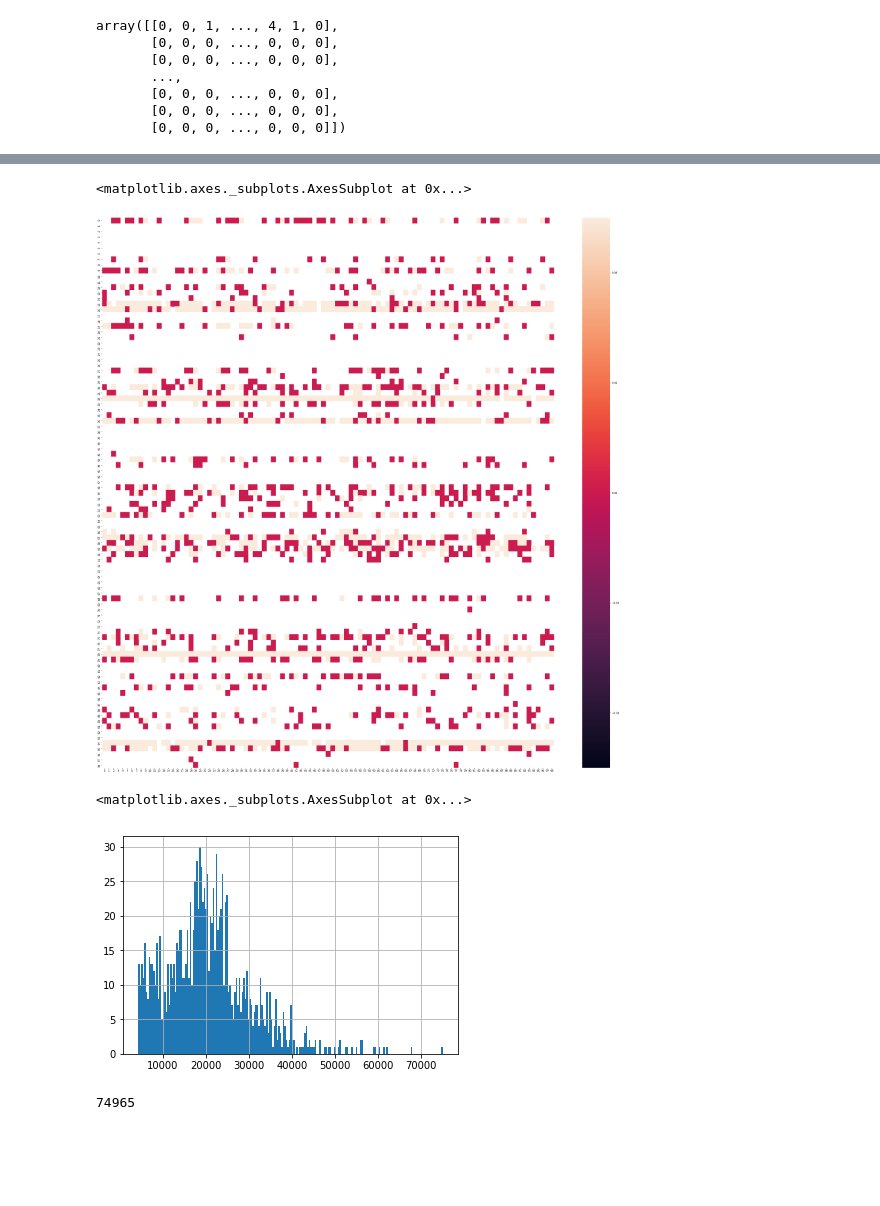
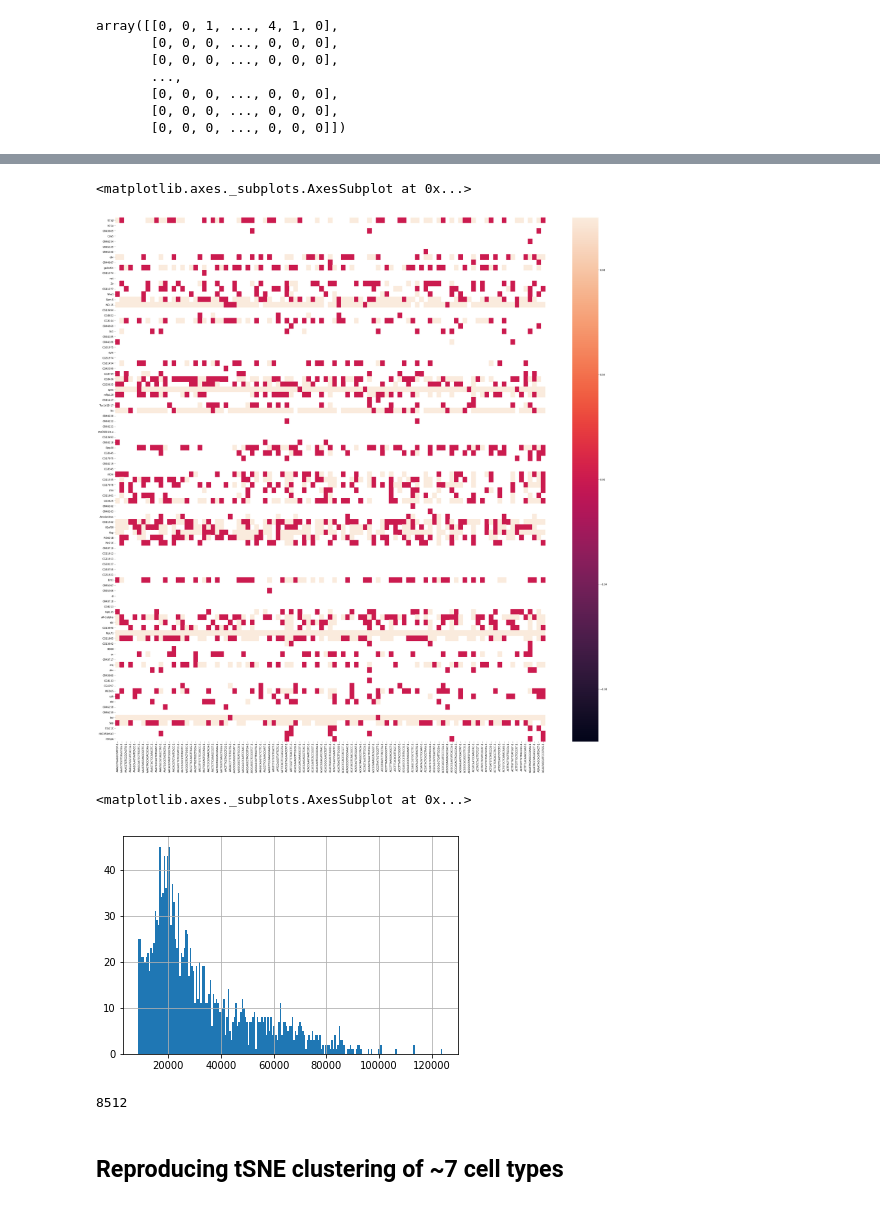
Before and after one commit to vickyleinc/Drosophila_inferelator, a Jupyter notebook: Create TSV from Matrix.ipynb, the cells around one changed output, grey strips where cells are left out. Cells and saved outputs as stored; diff of their text form; code cells hidden in the pictures; blank space fills up the shorter version.

```diff
--- a/Create TSV from Matrix.ipynb
+++ b/Create TSV from Matrix.ipynb
@@ -52,6 +50,6 @@ array([[0, 0, 1, ..., 4, 1, 0],
 # %%
 plt.figure(figsize=(40, 40))
-sns.heatmap(np.log(arr[1:100, 1:100]))
+sns.heatmap(np.log(data_frames['wt1'].iloc[1:100, 1:100]))
 # %% [output]
 <matplotlib.axes._subplots.AxesSubplot at 0x...>
-[figure, old version]
+[figure, new version]
@@ -63,9 +61,11 @@ df.index = gene_names
 # %%
-df.sum(axis=0).hist(bins=200)
+df_wt1.sum(axis=0).hist(bins=200)
 # %% [output]
 <matplotlib.axes._subplots.AxesSubplot at 0x...>
-[figure, old version]
+[figure, new version]
 # %%
-df.sum(axis=0).max()
+df_wt1.sum(axis=0).min()
 # %% [output]
-74965
+8512
+# %% [markdown]
+## Reproducing tSNE clustering of ~7 cell types
```
Also changed, not shown: parts of 34 cells of this notebook.
